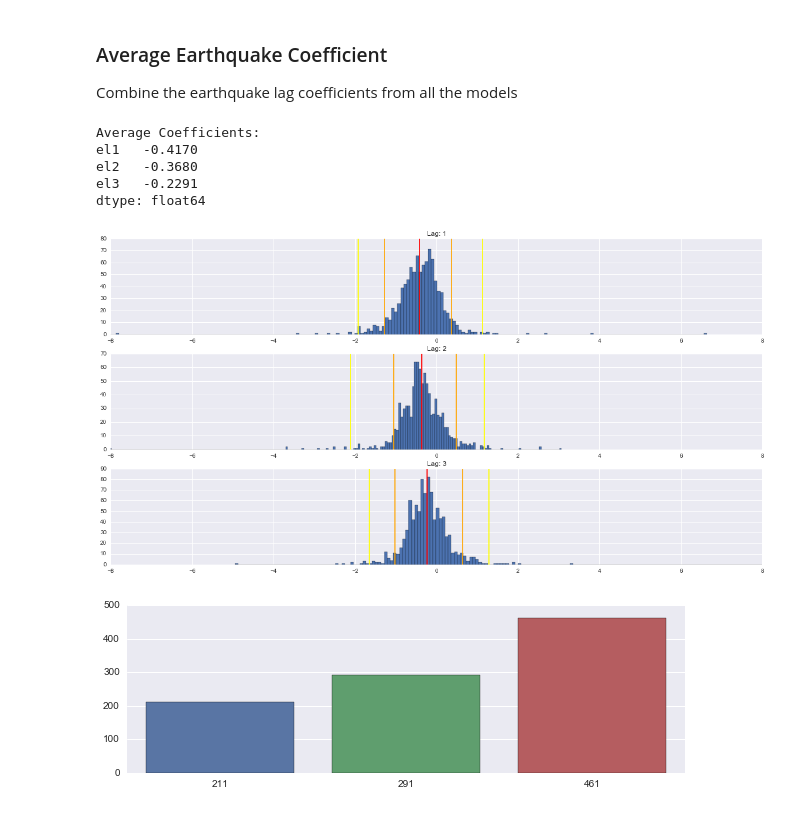
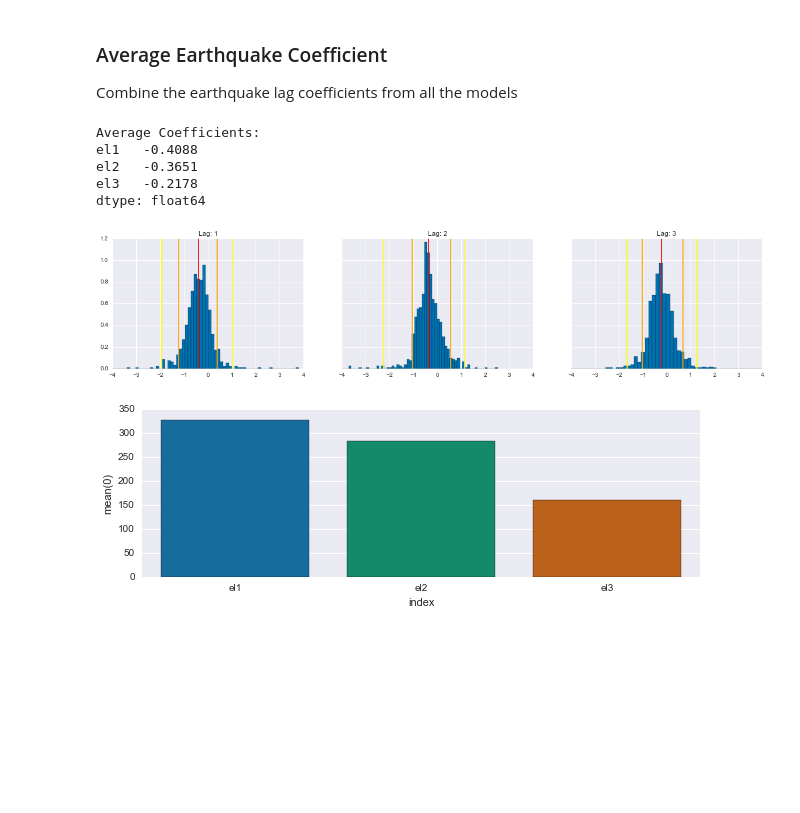
Before and after one commit to feliuserra/Luminosity, a Jupyter notebook: notebooks/model-vector_autoregression_region_diffed.ipynb, the cells around one changed output. Drawn from its saved outputs; the diff is of its cells as text; code cells hidden in the pictures; blank space fills up the shorter version.

Commit message:
Update balanced var models

```diff
--- a/notebooks/model-vector_autoregression_region_diffed.ipynb
+++ b/notebooks/model-vector_autoregression_region_diffed.ipynb
@@ -22,6 +22,7 @@ from statsmodels.tsa.vector_ar.dynamic import DynamicPanelVAR
 %load_ext rpy2.ipython
 %matplotlib inline
 pd.options.display.float_format = '{:,.4f}'.format
+plt.style.use('seaborn-colorblind')
 # %% [markdown]
 ### Load Data
 # %%
@@ -83,30 +84,33 @@ filtered_results = results.dropna(axis=0)
 ### Average Earthquake Coefficient
 Combine the earthquake lag coefficients from all the models
 # %%
-fig, axs = plt.subplots(3,1,figsize=(20,10))
+fig, axs = plt.subplots(1,3,figsize=(20,4), sharex=True, sharey=True)
 print('Average Coefficients: \n{}'.format(filtered_results.mean()))
 for i, ax in enumerate(axs.flat):
-    ax.hist(filtered_results['el'+str(i+1)], bins=200)
+    ax.hist(filtered_results['el'+str(i+1)], bins=100, normed=True)
     ax.set_xlim([-8,8])
     ax.set_title('Lag: {}'.format(i+1))
     ax.axvline(filtered_results['el'+str(i+1)].mean(), c='r')
     ax.axvline(np.percentile(filtered_results['el'+str(i+1)], 5), c='orange')
     ax.axvline(np.percentile(filtered_results['el'+str(i+1)], 95), c='orange')
     ax.axvline(np.percentile(filtered_results['el'+str(i+1)], 1), c='yellow')
     ax.axvline(np.percentile(filtered_results['el'+str(i+1)], 99), c='yellow')
 
+plt.xlim([-4,4])
+plt.savefig('../reports/figures/region_balanced_earthquake_coefficients_distribution.png')
 plt.show()
 # %% [output]
 Average Coefficients:
-el1   -0.4170
-el2   -0.3680
-el3   -0.2291
+el1   -0.4088
+el2   -0.3651
+el3   -0.2178
 dtype: float64
-[figure, old version]
+[figure, new version]
 # %%
-win_counts = filtered_results.apply(lambda r: r.argmax(), axis=1).value_counts()
+win_counts = filtered_results.apply(lambda r: r.argmin(), axis=1).value_counts().reset_index()
 plt.figure(figsize=(10,3))
-sns.barplot(x=win_counts.index, y=win_counts.index, data=win_counts)
+sns.barplot(x="index", y=0, data=win_counts)
+plt.savefig('../reports/figures/region_balanced_earthquake_coefficients_winning_lag.png')
 plt.show()
 # %% [output]
-[figure, old version]
+[figure, new version]
```
Also changed, not shown: parts of 2 cells of this notebook, 10 other files.
